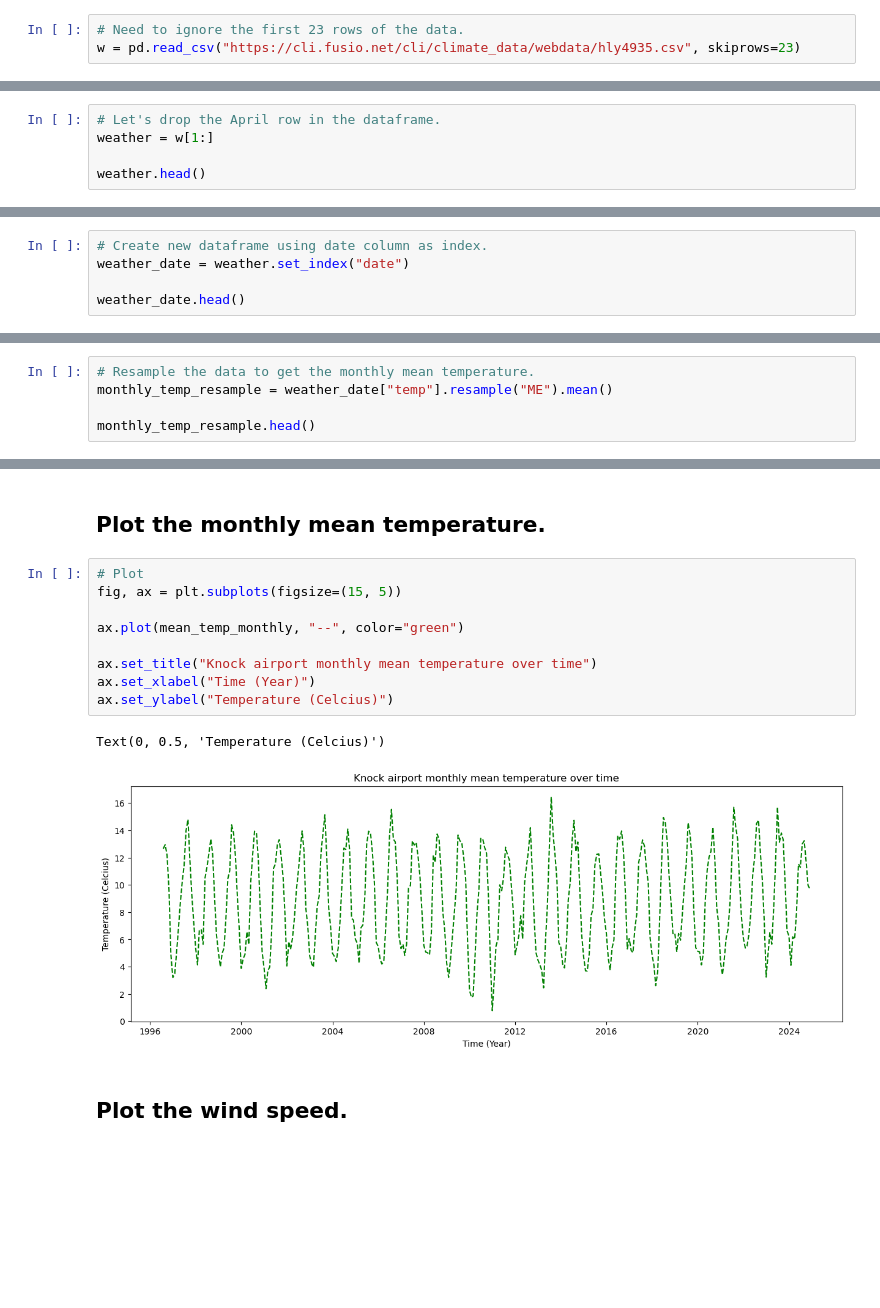
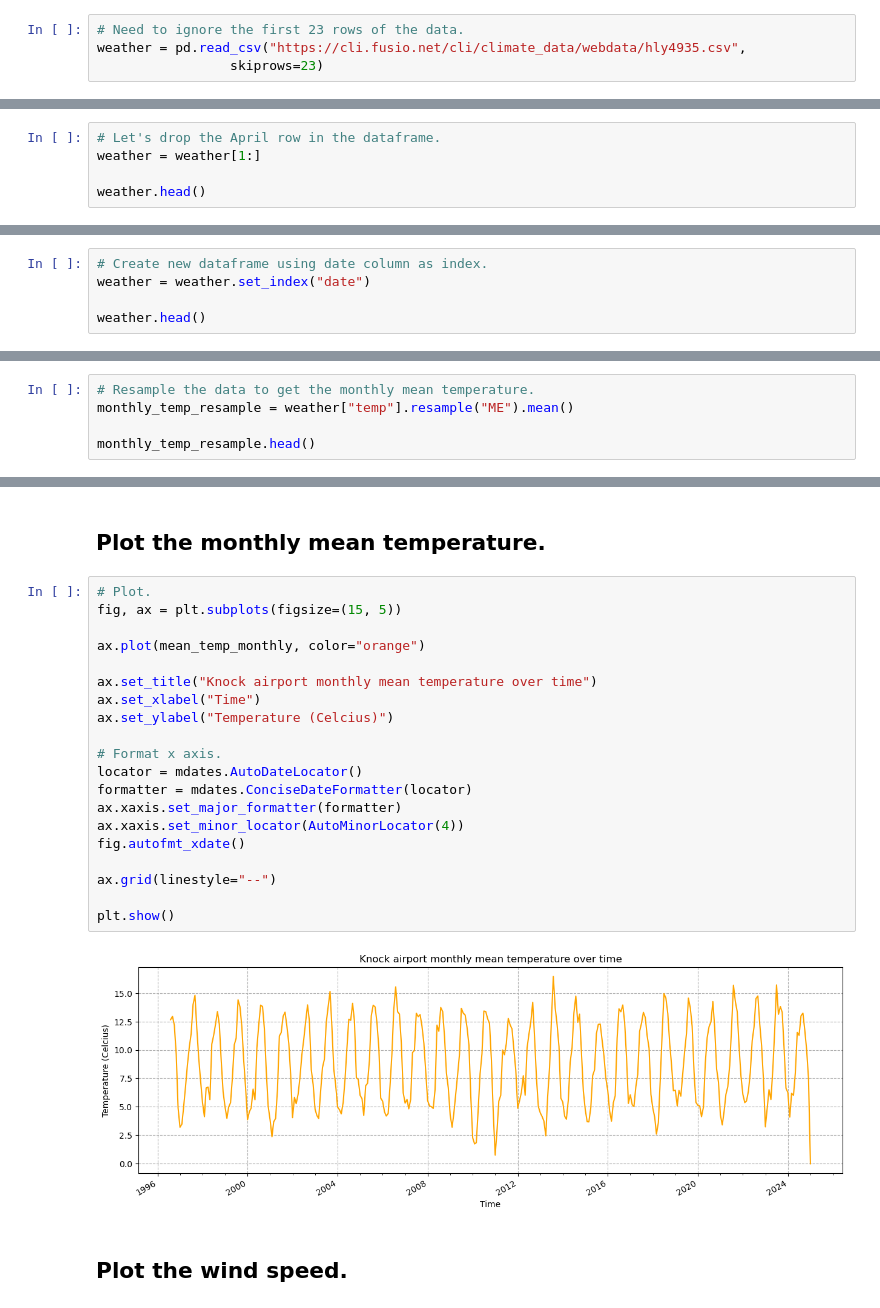
Before and after one commit to eoghanpw/PFDA-assignments, a Jupyter notebook: assignment_6_weather.ipynb, the cells around one changed output, grey strips where cells are left out. Cells and saved outputs as stored; diff of their text form; blank space fills up the shorter version.

```diff
--- a/assignment_6_weather.ipynb
+++ b/assignment_6_weather.ipynb
@@ -14,7 +16,8 @@ import matplotlib.pyplot as plt
 ## Import the data.
 # %%
 # Need to ignore the first 23 rows of the data.
-w = pd.read_csv("https://cli.fusio.net/cli/climate_data/webdata/hly4935.csv", skiprows=23)
+weather = pd.read_csv("https://cli.fusio.net/cli/climate_data/webdata/hly4935.csv",
+                 skiprows=23)
 # %% [markdown]
 ## First look at the data.
 # %%
@@ -30,7 +33,7 @@ w.head()
 5 rows × 21 columns
 # %%
 # Let's drop the April row in the dataframe.
-weather = w[1:]
+weather = weather[1:]
 
 weather.head()
 # %% [output]
@@ -109,9 +109,9 @@ Text(0, 0.5, 'Temperature (Celcius)')
 ## Set the date column as the dataframe index.
 # %%
 # Create new dataframe using date column as index.
-weather_date = weather.set_index("date")
+weather = weather.set_index("date")
 
-weather_date.head()
+weather.head()
 # %% [output]
 |  | ind | rain | ind.1 | temp | ind.2 | wetb | dewpt | vappr | rhum | msl | ind.3 | ... |
 | date |  |  |  |  |  |  |  |  |  |  |  | ... |
@@ -167,7 +166,7 @@ Text(0, 0.5, 'Temperature (Celcius)')
 ## Get the monthly mean temperature.
 # %%
 # Resample the data to get the monthly mean temperature.
-monthly_temp_resample = weather_date["temp"].resample("ME").mean()
+monthly_temp_resample = weather["temp"].resample("ME").mean()
 
 monthly_temp_resample.head()
 # %% [output]
@@ -194,16 +183,26 @@ Freq: ME, Name: temp, dtype: float64
 # %% [markdown]
 ## Plot the monthly mean temperature.
 # %%
-# Plot
+# Plot.
 fig, ax = plt.subplots(figsize=(15, 5))
 
-ax.plot(mean_temp_monthly, "--", color="green")
+ax.plot(mean_temp_monthly, color="orange")
 
 ax.set_title("Knock airport monthly mean temperature over time")
-ax.set_xlabel("Time (Year)")
+ax.set_xlabel("Time")
 ax.set_ylabel("Temperature (Celcius)")
+
+# Format x axis.
+locator = mdates.AutoDateLocator()
+formatter = mdates.ConciseDateFormatter(locator)
+ax.xaxis.set_major_formatter(formatter)
+ax.xaxis.set_minor_locator(AutoMinorLocator(4))
+fig.autofmt_xdate()
+
+ax.grid(linestyle="--")
+
+plt.show()
 # %% [output]
-Text(0, 0.5, 'Temperature (Celcius)')
-[figure, old version]
+[figure, new version]
 # %% [markdown]
 ## Plot the wind speed.
```
Also changed, not shown: parts of 17 cells of this notebook, 3 other files.
